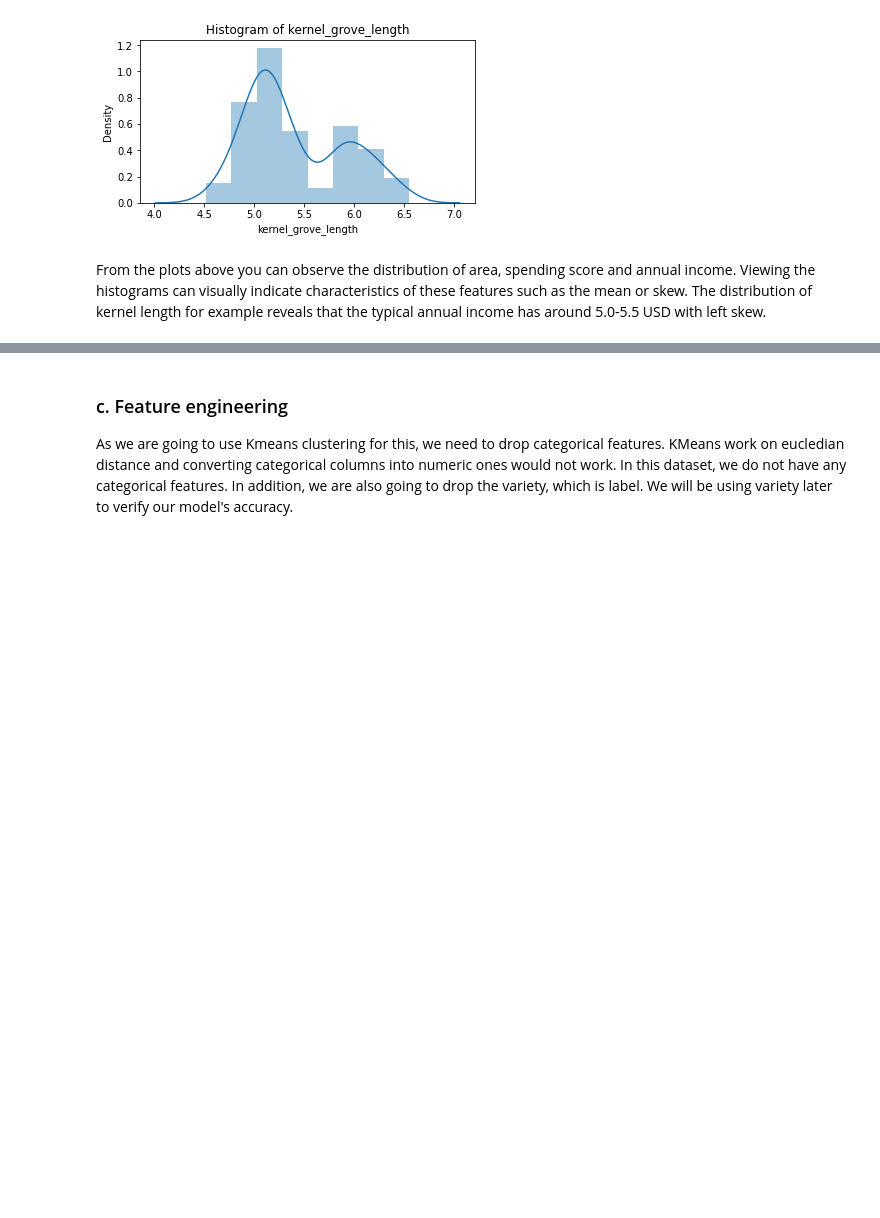
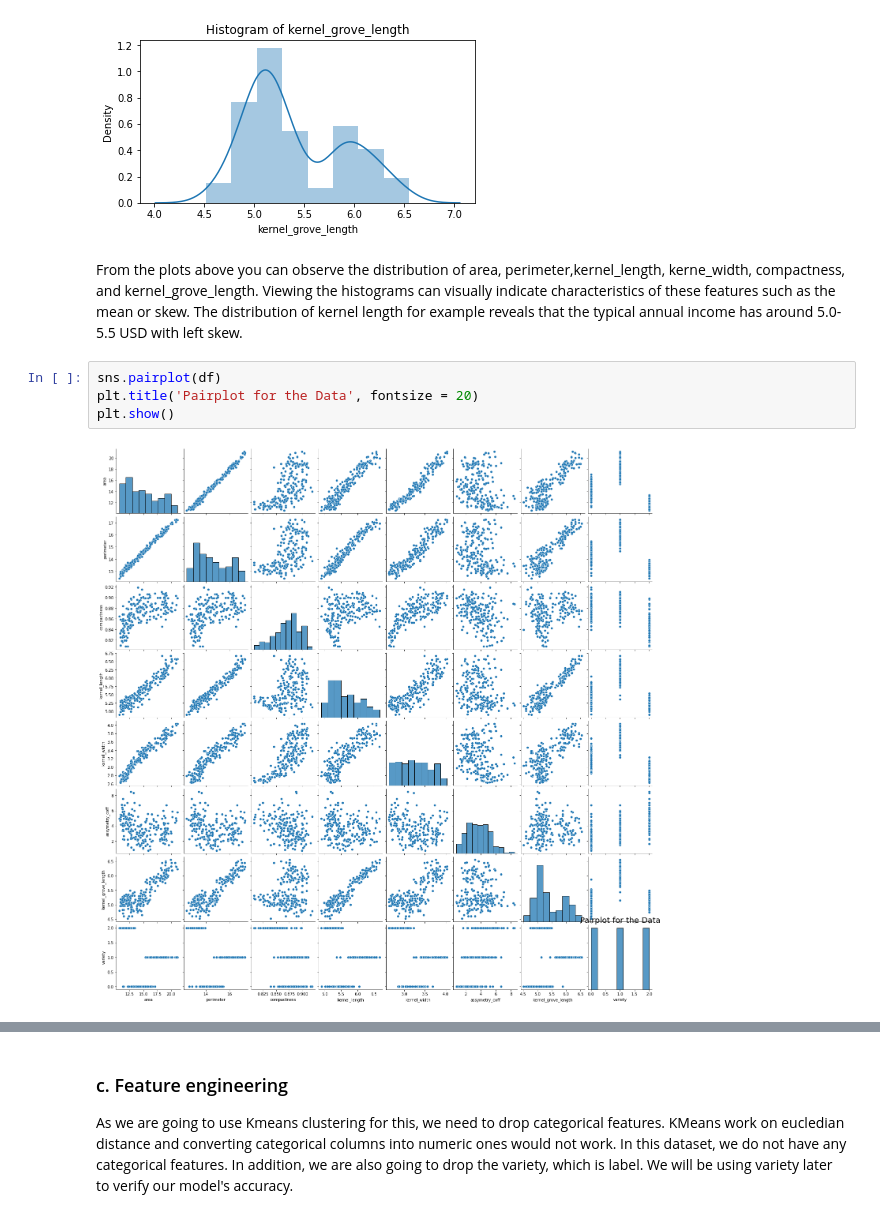
Before and after one commit to nikhilbhide/Machine-Learning, a Jupyter notebook: clustering/wheat_seeds/k_means_clustering.ipynb, the cells around one changed output, grey strips where cells are left out. Drawn from its saved outputs; the diff is of its cells as text; blank space fills up the shorter version.

```diff
--- a/clustering/wheat_seeds/k_means_clustering.ipynb
+++ b/clustering/wheat_seeds/k_means_clustering.ipynb
@@ -106,4 +109,10 @@ for a in ["area", "perimeter", "compactness","kernel_length","kernel_width","ker
 [figure]
 [figure]
 # %% [markdown]
-From the plots above you can observe the distribution of area, spending score and annual income. Viewing the histograms can visually indicate characteristics of these features such as the mean or skew. The distribution of kernel length for example reveals that the typical annual income has around 5.0-5.5 USD with left skew.
+From the plots above you can observe the distribution of area, perimeter,kernel_length, kerne_width, compactness, and kernel_grove_length. Viewing the histograms can visually indicate characteristics of these features such as the mean or skew. The distribution of kernel length for example reveals that the typical annual income has around 5.0-5.5 USD with left skew.
+# %%
+sns.pairplot(df)
+plt.title('Pairplot for the Data', fontsize = 20)
+plt.show()
+# %% [output]
+[figure, added]
```
Also changed, not shown: parts of 19 cells of this notebook.
